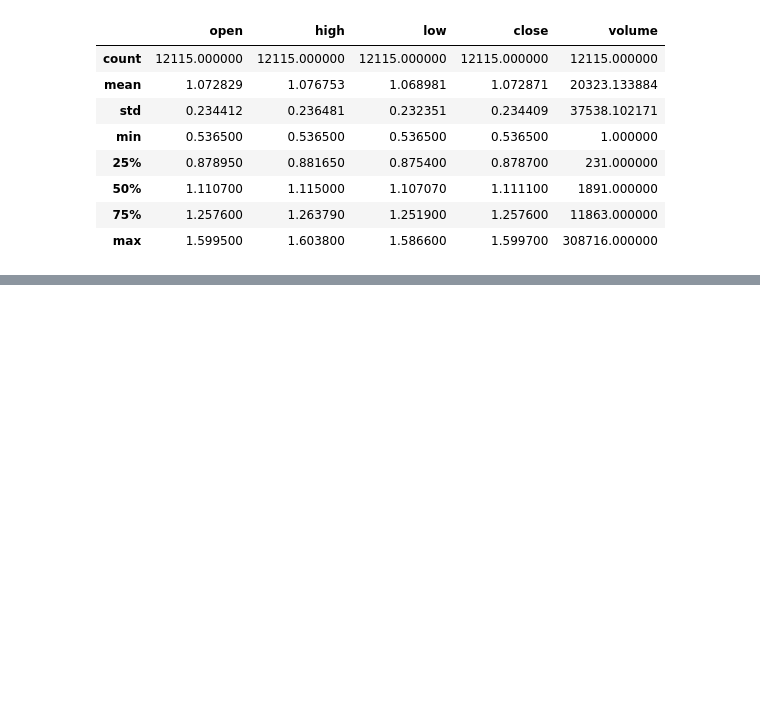
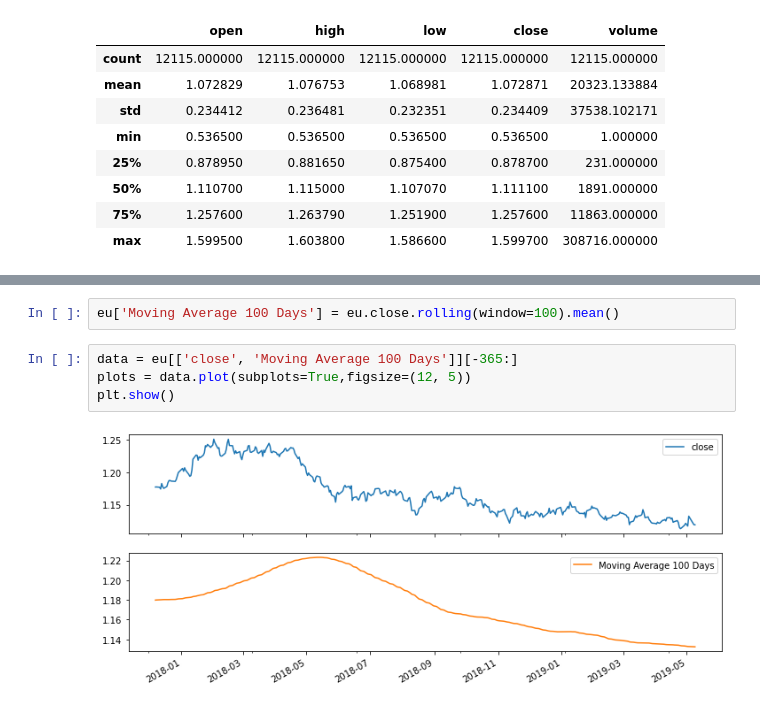
Before and after one commit to SMJB4015/Analyse_Donnee, a Jupyter notebook: index.ipynb, the cells around one changed output, grey strips where cells are left out. Drawn from its saved outputs; the diff is of its cells as text; blank space fills up the shorter version.

```diff
--- a/index.ipynb
+++ b/index.ipynb
@@ -137,0 +133,8 @@ for itr in eu.columns:
+# %%
+eu['Moving Average 100 Days'] = eu.close.rolling(window=100).mean()
+# %%
+data = eu[['close', 'Moving Average 100 Days']][-365:]
+plots = data.plot(subplots=True,figsize=(12, 5))
+plt.show()
+# %% [output]
+[figure, added]
```
Also changed, not shown: parts of 16 cells of this notebook.
